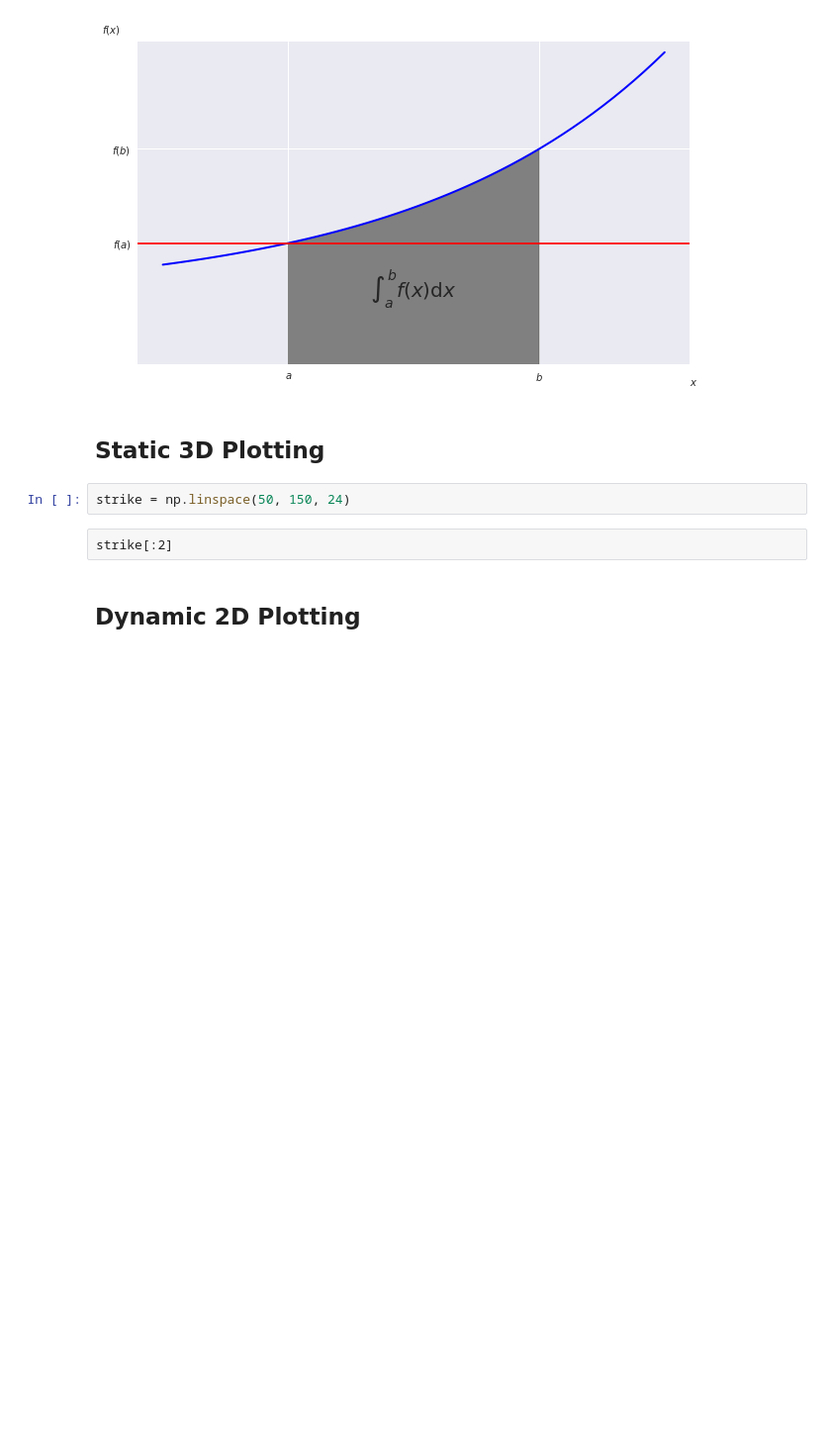
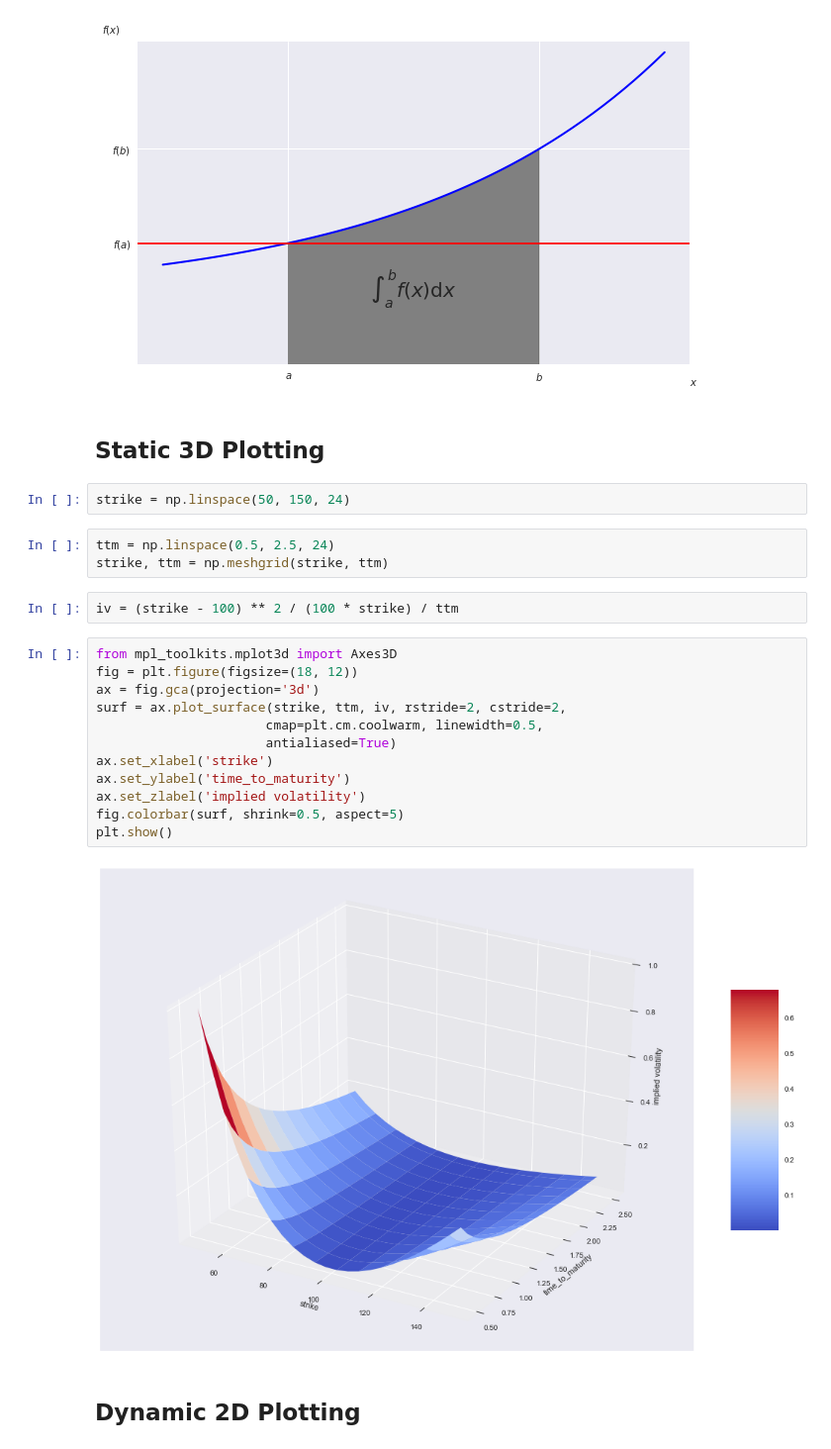
Before and after one commit to allaccountstaken/hilpisch, a Jupyter notebook: data_viz.ipynb, the cells around one changed output. Shown at 99% size. Saved outputs shown, nothing was run; the diff lists cells and outputs as text; blank space fills up the shorter version.

Commit message:
plot implied vol in 3D

```diff
--- a/data_viz.ipynb
+++ b/data_viz.ipynb
@@ -244,7 +244,24 @@ plt.show()
 ## Static 3D Plotting
 # %%
 strike = np.linspace(50, 150, 24)
-# %% [raw]
-strike[:2]
+# %%
+ttm = np.linspace(0.5, 2.5, 24)
+strike, ttm = np.meshgrid(strike, ttm)
+# %%
+iv = (strike - 100) ** 2 / (100 * strike) / ttm
+# %%
+from mpl_toolkits.mplot3d import Axes3D
+fig = plt.figure(figsize=(18, 12))
+ax = fig.gca(projection='3d')
+surf = ax.plot_surface(strike, ttm, iv, rstride=2, cstride=2,
+                      cmap=plt.cm.coolwarm, linewidth=0.5,
+                      antialiased=True)
+ax.set_xlabel('strike')
+ax.set_ylabel('time_to_maturity')
+ax.set_zlabel('implied volatility')
+fig.colorbar(surf, shrink=0.5, aspect=5)
+plt.show()
+# %% [output]
+[figure, added]
 # %% [markdown]
 ## Dynamic 2D Plotting
```
